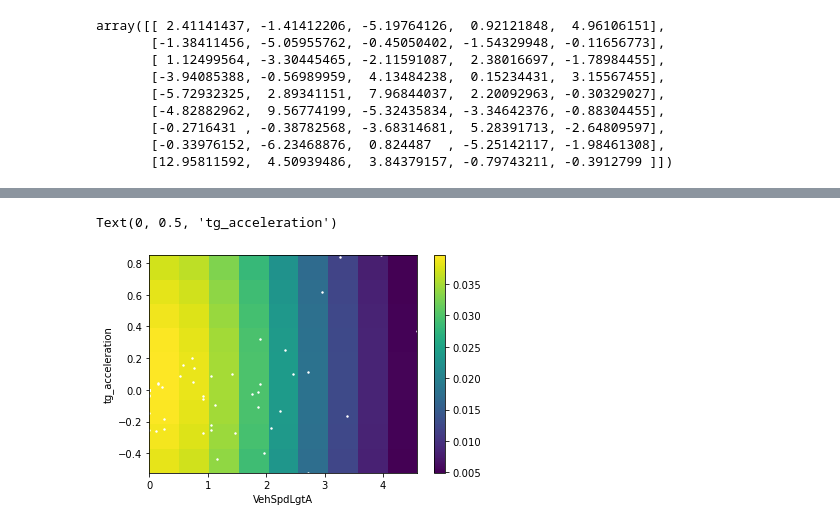
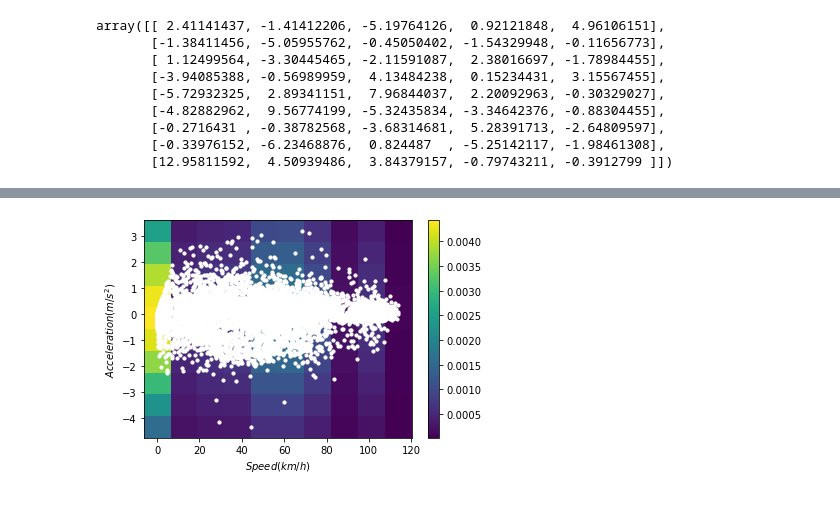
Before and after one commit to LittleLi2020/usage-based-insurance, a Jupyter notebook: lotus/speed-acceleration-analysis.ipynb, the cells around one changed output, grey strips where cells are left out. Cells and saved outputs as stored; diff of their text form; code cells hidden in the pictures.

```diff
--- a/lotus/speed-acceleration-analysis.ipynb
+++ b/lotus/speed-acceleration-analysis.ipynb
@@ -169,5 +187,8 @@ array([[ 2.41141437, -1.41412206, -5.19764126,  0.92121848,  4.96106151],
 # %%
 # speed visualize
-df_vis = df[df["journeyID"] == 37]
+df_vis = df[df["journeyID"] == 2]
 df_vis["VehSpdLgtA"].plot()
+plt.xlabel("$TimeStamp(s)$")
+plt.ylabel("$Speed(km/h)$")
+plt.show()
 # %% [output]
@@ -184,12 +196,12 @@ Text(0, 0.5, 'tg_acceleration')
 # %%
 # kernel density visualize
 x,y = df_vis["VehSpdLgtA"],df_vis["tg_acceleration"]
-xx,yy,zz,z_norm = kde2D(x,y,bandwidth = 2)
-plt.pcolormesh(xx, yy, zz)
+xx,yy,zz,z_norm = kde2D(x,y,bandwidth = 3)
+plt.pcolormesh(xx, yy, zz,shading='auto')
 plt.colorbar()
-plt.scatter(x, y, s=2, facecolor='white')
-plt.xlabel("VehSpdLgtA")
-plt.ylabel("tg_acceleration")
+plt.scatter(x, y, s=10, facecolor='white')
+plt.xlabel("$Speed(km/h)$")
+plt.ylabel("$Acceleration(m/s^2)$")
+plt.show()
 # %% [output]
-Text(0, 0.5, 'tg_acceleration')
-[figure, old version]
+[figure, new version]
```
Also changed, not shown: parts of 4 cells of this notebook, 2 other files.
